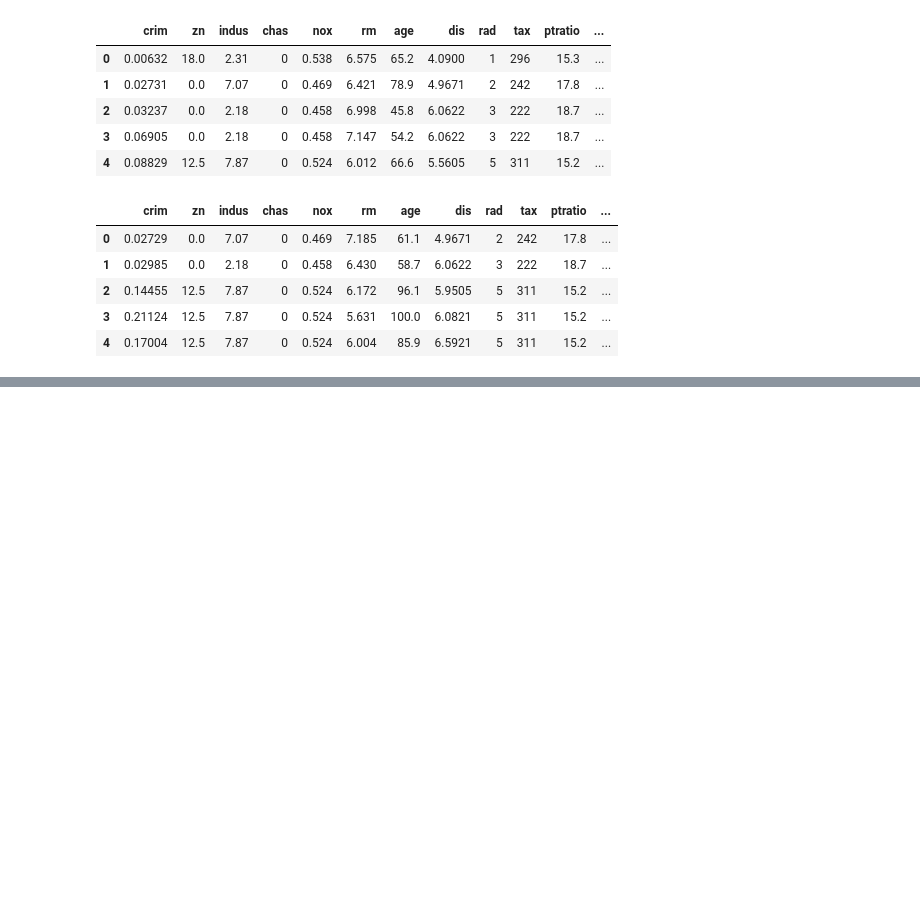
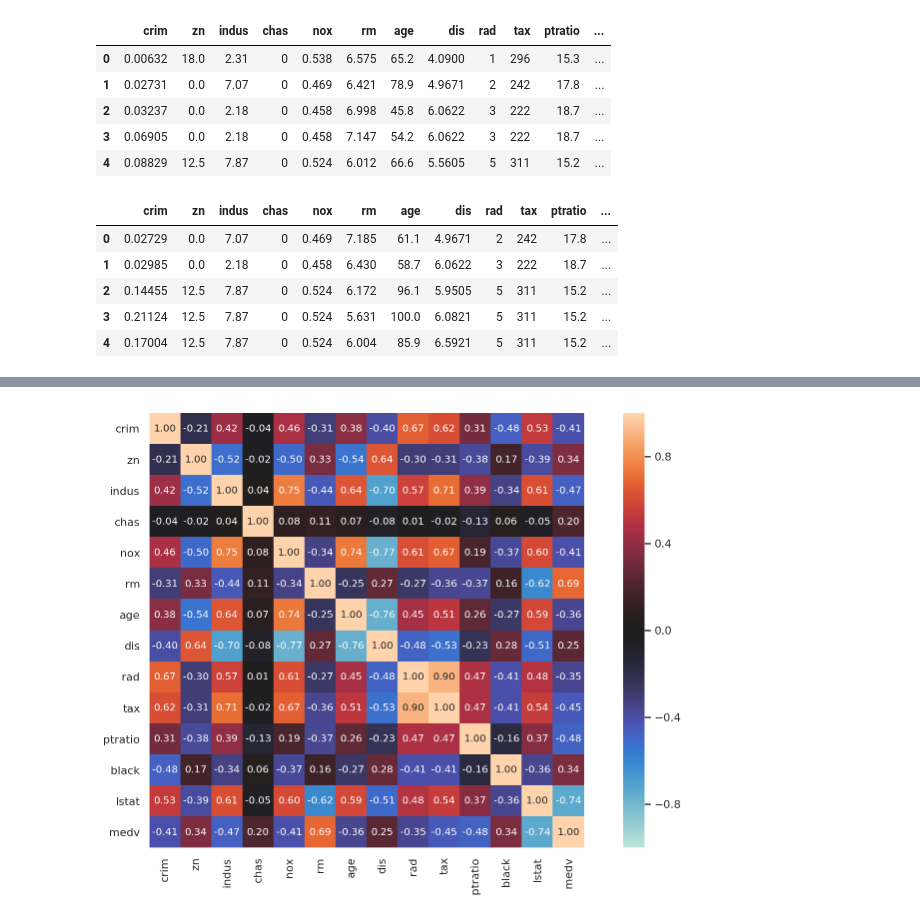
Before and after one commit to rose-n-dan/House-Price-Prediction, a Jupyter notebook: Project Documentation.ipynb, the cells around one changed output, grey strips where cells are left out. Drawn from its saved outputs; the diff is of its cells as text; code cells hidden in the pictures; blank space fills up the shorter version.

```diff
--- a/Project Documentation.ipynb
+++ b/Project Documentation.ipynb
@@ -86,0 +122,7 @@ test.head()
+# %%
+# Correlation Matrix Heatmap
+corrmat = train.corr()
+f, ax = plt.subplots(figsize=(14, 8))
+sns.heatmap(corrmat, vmin=-1, vmax=1, square=True, center=0, annot=True, fmt='.2f');
+# %% [output]
+[figure, added]
```
Also changed, not shown: parts of 8 cells of this notebook.
